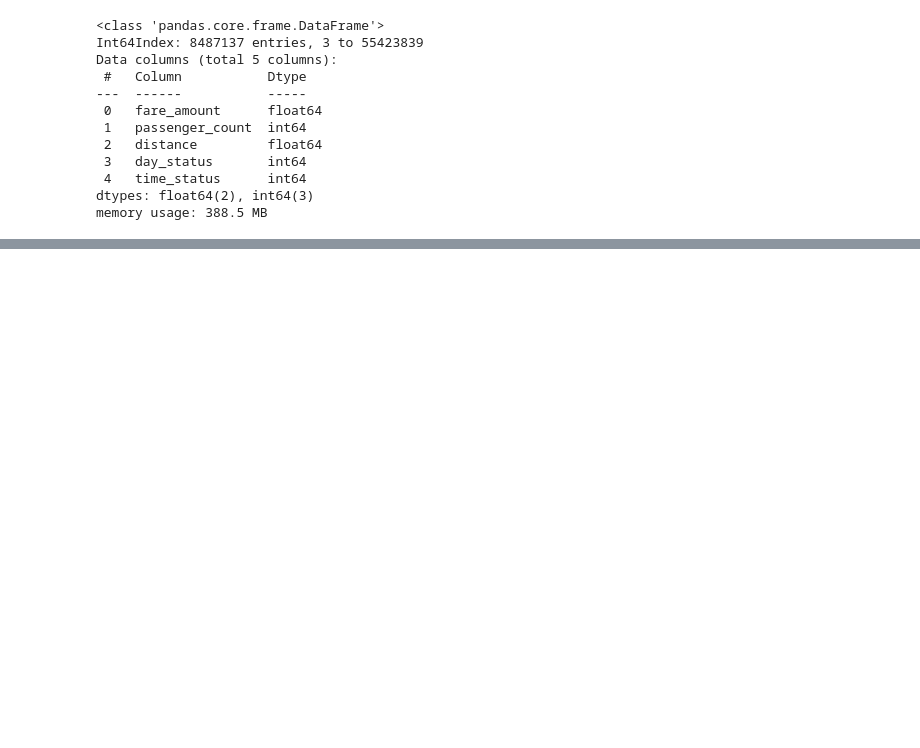
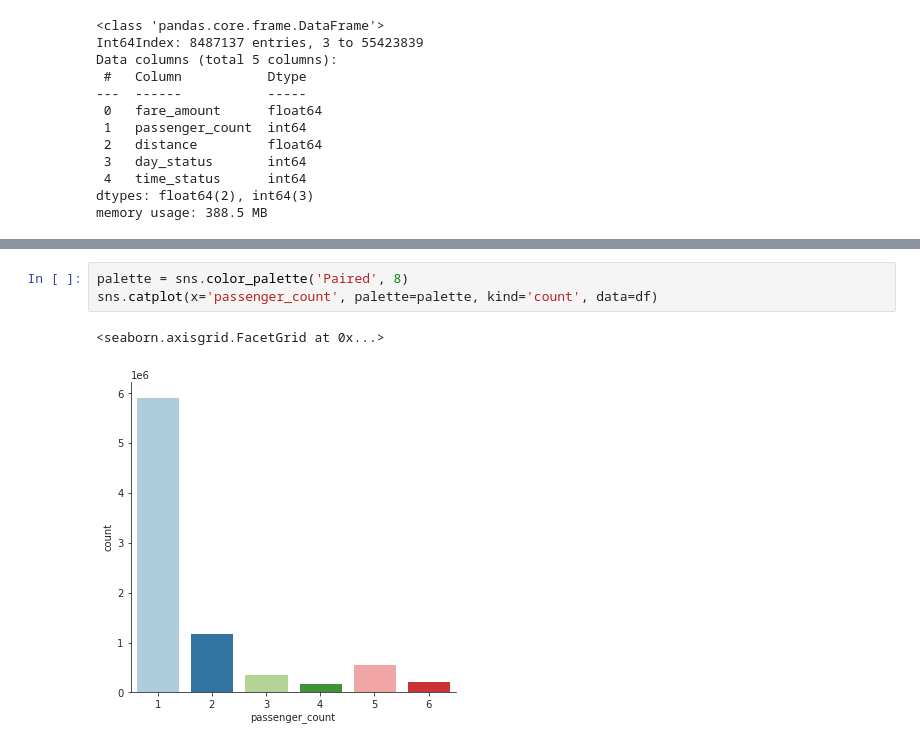
Before and after one commit to dandradec1698/taxi-fare, a Jupyter notebook: eda.py.ipynb, the cells around one changed output, grey strips where cells are left out. Saved outputs shown, nothing was run; the diff lists cells and outputs as text; blank space fills up the shorter version.

```diff
--- a/eda.py.ipynb
+++ b/eda.py.ipynb
@@ -336,0 +357,6 @@ memory usage: 388.5 MB
+# %%
+palette = sns.color_palette('Paired', 8)
+sns.catplot(x='passenger_count', palette=palette, kind='count', data=df)
+# %% [output]
+<seaborn.axisgrid.FacetGrid at 0x...>
+[figure, added]
```
Also changed, not shown: parts of 10 cells of this notebook.
